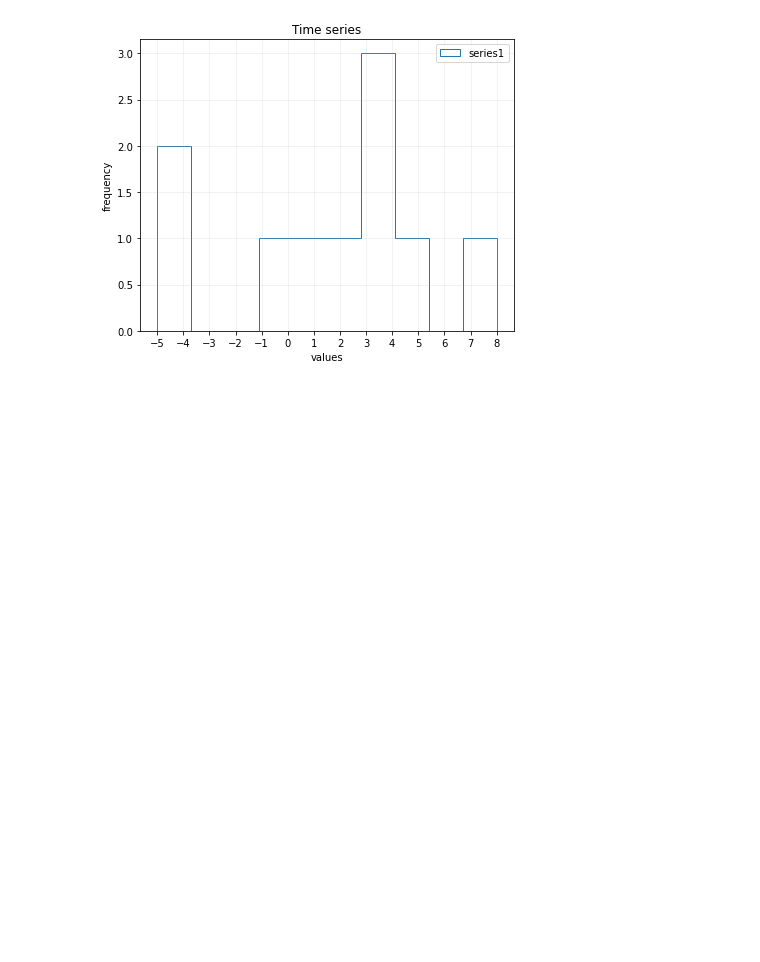
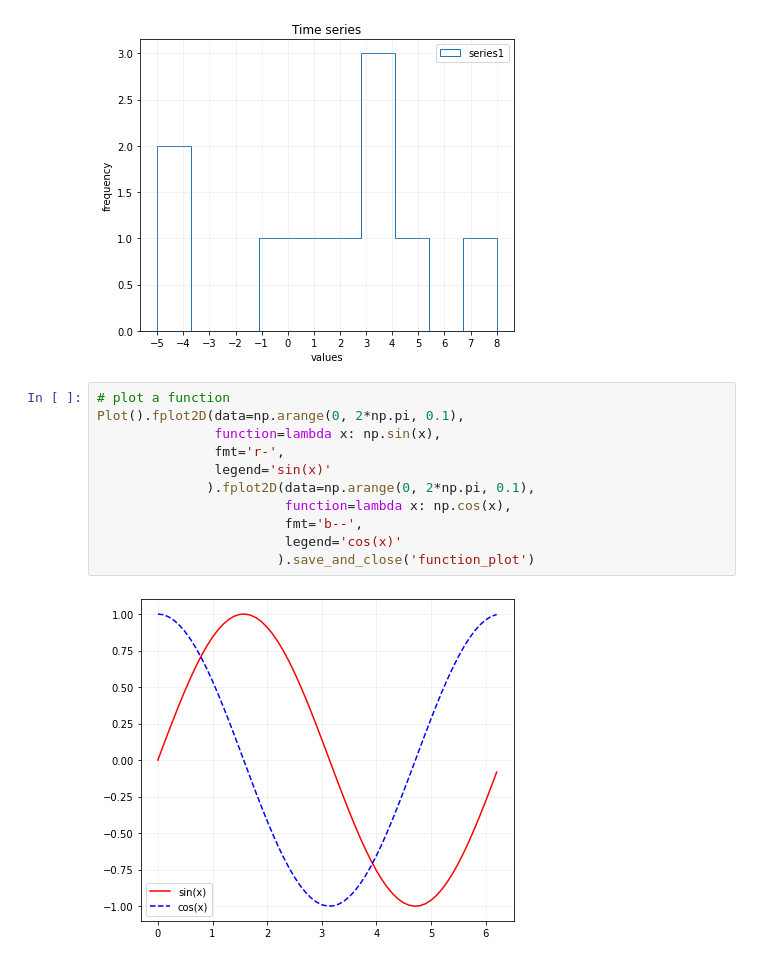
Before and after one commit to thesfinox/mltools, a Jupyter notebook: jupyter/libplot.ipynb, the cells around one changed output. Drawn from its saved outputs; the diff is of its cells as text; blank space fills up the shorter version.

Commit message:
Add function plot
Signed-off-by: Riccardo Finotello <riccardo.finotello@gmail.com>

```diff
--- a/jupyter/libplot.ipynb
+++ b/jupyter/libplot.ipynb
@@ -471,3 +540,16 @@ Plot().series2D(data=y1, step=False, title='Time series', xlabel='epoch', ylabel
 Plot().hist2D(data=y1, title='Time series', xlabel='values', ylabel='frequency', legend='series1').save_and_close('single_histogram')
 # %% [output]
 [figure]
+# %%
+# plot a function
+Plot().fplot2D(data=np.arange(0, 2*np.pi, 0.1),
+               function=lambda x: np.sin(x),
+               fmt='r-',
+               legend='sin(x)'
+              ).fplot2D(data=np.arange(0, 2*np.pi, 0.1),
+                        function=lambda x: np.cos(x),
+                        fmt='b--',
+                        legend='cos(x)'
+                       ).save_and_close('function_plot')
+# %% [output]
+[figure, added]
```
Also changed, not shown: parts of 1 cell of this notebook, 1 other file.
